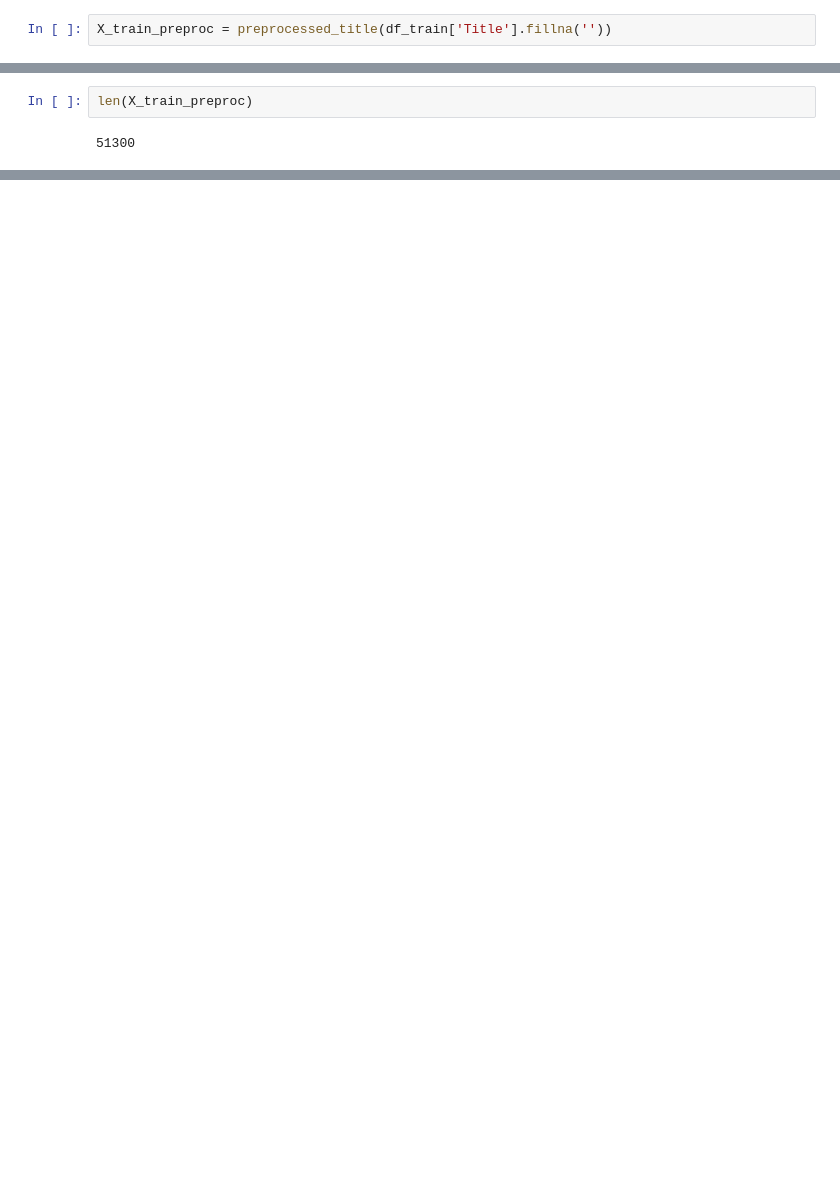
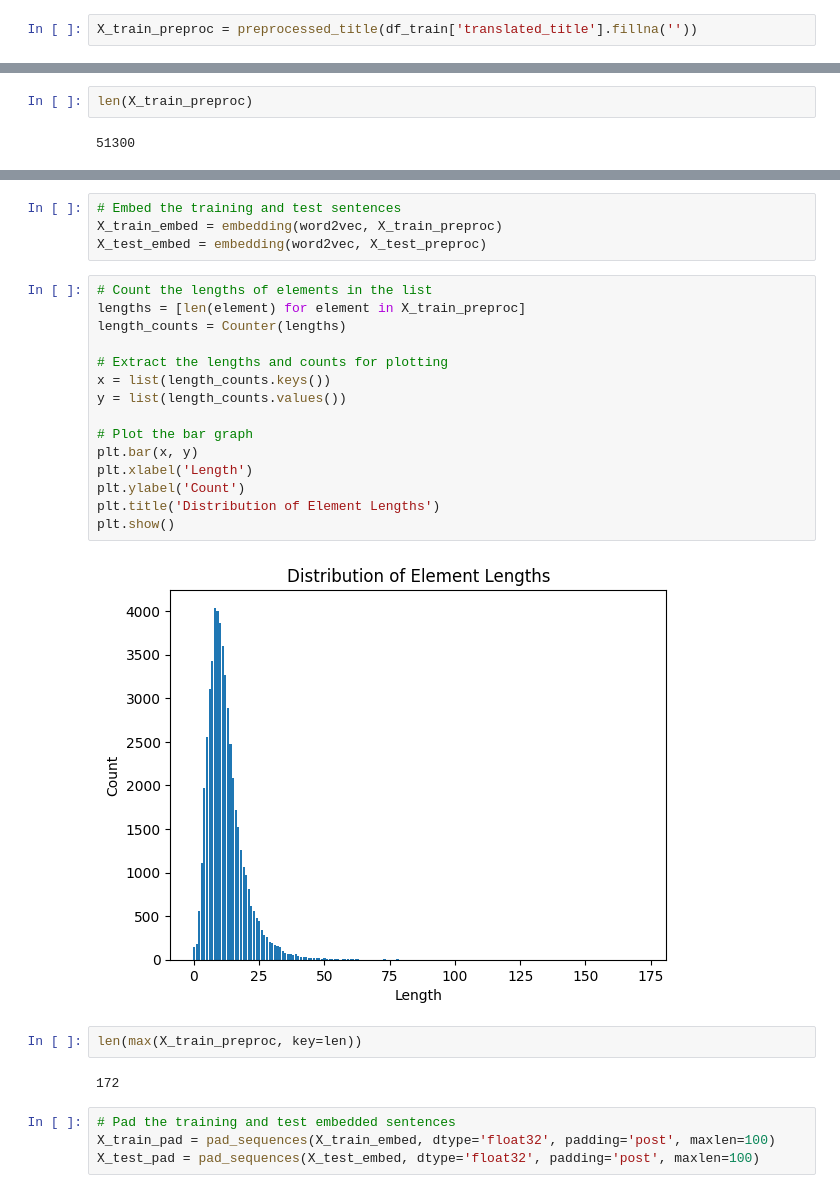
Before and after one commit to NahiaPeschard/wagon_book_cover, a Jupyter notebook: notebooks/elli_google_nlp.ipynb, the cells around one changed output, grey strips where cells are left out. Drawn from its saved outputs; the diff is of its cells as text; blank space fills up the shorter version.

```diff
--- a/notebooks/elli_google_nlp.ipynb
+++ b/notebooks/elli_google_nlp.ipynb
@@ -59,5 +79,5 @@ def preprocessed_title(titles):
 
     return output
 # %%
-X_train_preproc = preprocessed_title(df_train['Title'].fillna(''))
+X_train_preproc = preprocessed_title(df_train['translated_title'].fillna(''))
 # %%
@@ -143,0 +170,29 @@ word2vec.wv.vectors.shape
+# %%
+# Embed the training and test sentences
+X_train_embed = embedding(word2vec, X_train_preproc)
+X_test_embed = embedding(word2vec, X_test_preproc)
+# %%
+# Count the lengths of elements in the list
+lengths = [len(element) for element in X_train_preproc]
+length_counts = Counter(lengths)
+
+# Extract the lengths and counts for plotting
+x = list(length_counts.keys())
+y = list(length_counts.values())
+
+# Plot the bar graph
+plt.bar(x, y)
+plt.xlabel('Length')
+plt.ylabel('Count')
+plt.title('Distribution of Element Lengths')
+plt.show()
+# %% [output]
+[figure, added]
+# %%
+len(max(X_train_preproc, key=len))
+# %% [output]
+172
+# %%
+# Pad the training and test embedded sentences
+X_train_pad = pad_sequences(X_train_embed, dtype='float32', padding='post', maxlen=100)
+X_test_pad = pad_sequences(X_test_embed, dtype='float32', padding='post', maxlen=100)
```
Also changed, not shown: parts of 80 cells of this notebook.
